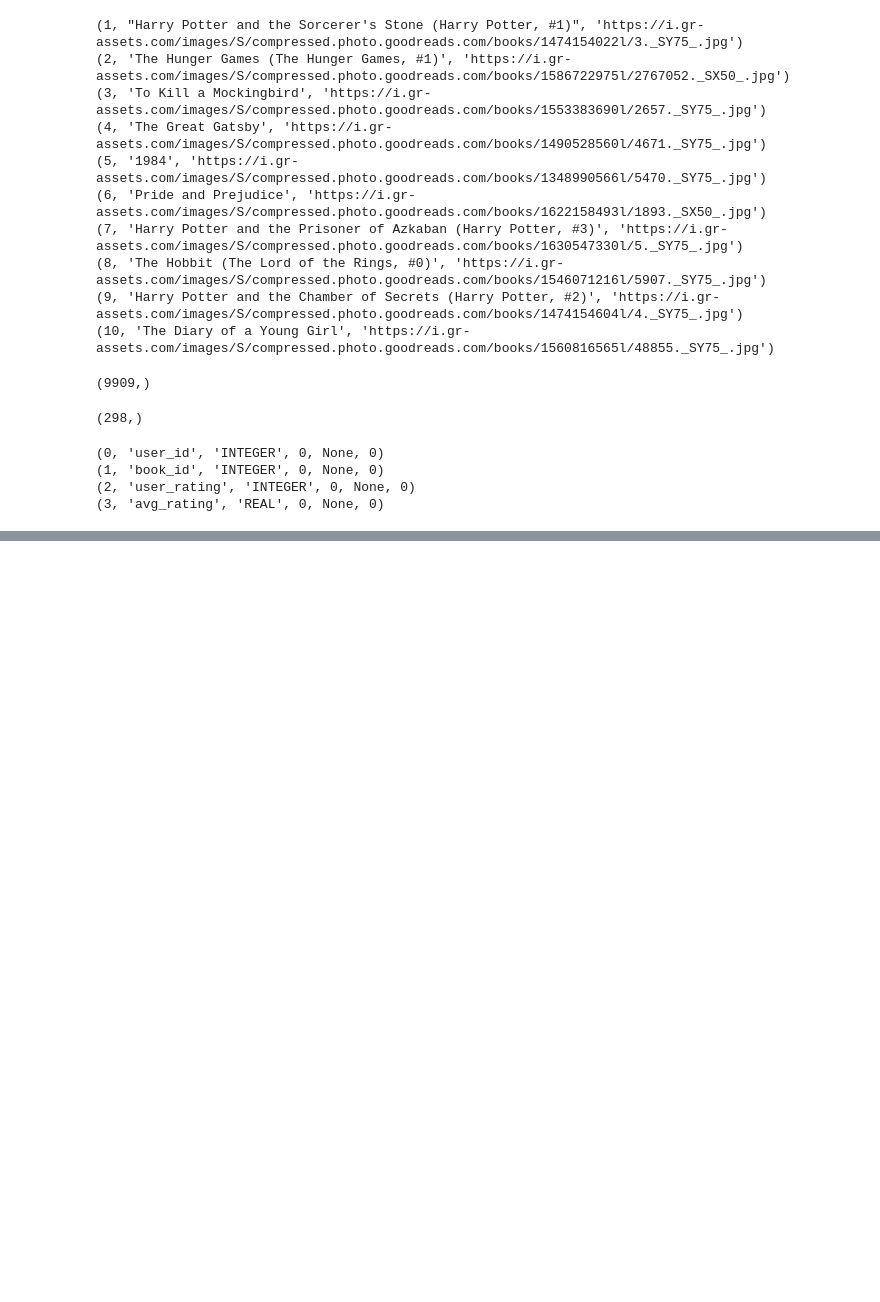
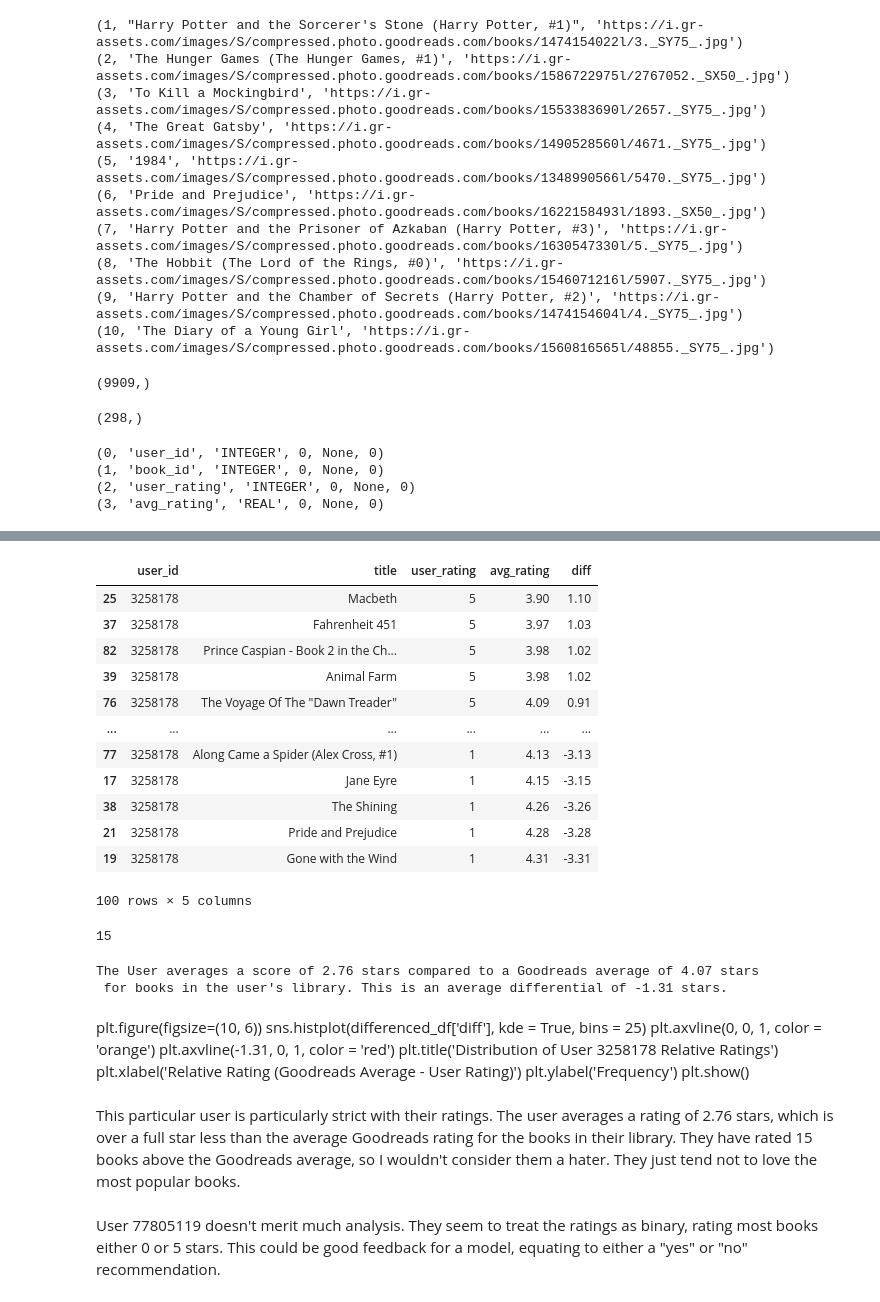
Before and after one commit to loganschmitt14/Capstone_3_Book_recommendations, a Jupyter notebook: notebooks/3.0-lcs-data_cleaning.ipynb, the cells around one changed output, grey strips where cells are left out. Cells and saved outputs as stored; diff of their text form; code cells hidden in the pictures; blank space fills up the shorter version.

```diff
--- a/notebooks/3.0-lcs-data_cleaning.ipynb
+++ b/notebooks/3.0-lcs-data_cleaning.ipynb
@@ -147,0 +250,53 @@ The database is correctly built with all books, users, and ratings accounted for
+# %%
+query = '''
+SELECT r.user_id, b.title, r.user_rating, r.avg_rating
+FROM Ratings r
+JOIN Books b ON b.book_id = r.book_id
+WHERE user_id == 3258178
+'''
+
+user_3258178_df = pd.read_sql_query(query, conn)
+# %%
+differenced_df = user_3258178_df.assign(diff = (user_3258178_df['user_rating']) - user_3258178_df['avg_rating'])
+differenced_df.sort_values(by = 'diff', ascending = False)
+# %% [output]
+|  | user_id | title | user_rating | avg_rating | diff |
+| 25 | 3258178 | Macbeth | 5 | 3.90 | 1.10 |
+| 37 | 3258178 | Fahrenheit 451 | 5 | 3.97 | 1.03 |
+| 82 | 3258178 | Prince Caspian - Book 2 in the Ch... | 5 | 3.98 | 1.02 |
+| 39 | 3258178 | Animal Farm | 5 | 3.98 | 1.02 |
+| 76 | 3258178 | The Voyage Of The "Dawn Treader" | 5 | 4.09 | 0.91 |
+| ... | ... | ... | ... | ... | ... |
+| 77 | 3258178 | Along Came a Spider (Alex Cross, #1) | 1 | 4.13 | -3.13 |
+| 17 | 3258178 | Jane Eyre | 1 | 4.15 | -3.15 |
+| 38 | 3258178 | The Shining | 1 | 4.26 | -3.26 |
+| 21 | 3258178 | Pride and Prejudice | 1 | 4.28 | -3.28 |
+| 19 | 3258178 | Gone with the Wind | 1 | 4.31 | -3.31 |
+100 rows × 5 columns
+# %%
+differenced_df['diff'].loc[differenced_df['diff'] > 0].count()
+# %% [output]
+15
+# %%
+user_avg = np.mean(differenced_df['user_rating'])
+goodreads_avg = np.mean(differenced_df['avg_rating'])
+diff_avg = np.mean(differenced_df['diff'])
+print(f"The User averages a score of {user_avg} stars compared to a Goodreads average of \
+{goodreads_avg:0.2f} stars\n for books in the user's library. This is an average differential of \
+{diff_avg:0.2f} stars.")
+# %% [output]
+The User averages a score of 2.76 stars compared to a Goodreads average of 4.07 stars
+ for books in the user's library. This is an average differential of -1.31 stars.
+# %% [markdown]
+plt.figure(figsize=(10, 6))
+sns.histplot(differenced_df['diff'], kde = True, bins = 25)
+plt.axvline(0, 0, 1, color = 'orange')
+plt.axvline(-1.31, 0, 1, color = 'red')
+plt.title('Distribution of User 3258178 Relative Ratings')
+plt.xlabel('Relative Rating (Goodreads Average - User Rating)')
+plt.ylabel('Frequency')
+plt.show()
+# %% [markdown]
+This particular user is  particularly strict with their ratings. The user averages a rating of 2.76 stars, which is over a full star less than the average Goodreads rating for the books in their library. They have rated 15 books above the Goodreads average, so I wouldn't consider them a hater. They just tend not to love the most popular books.
+# %% [markdown]
+User 77805119 doesn't merit much analysis. They seem to treat the ratings as binary, rating most books either 0 or 5 stars. This could be good feedback for a model, equating to either a "yes" or "no" recommendation.
```
Also changed, not shown: parts of 20 cells of this notebook.
